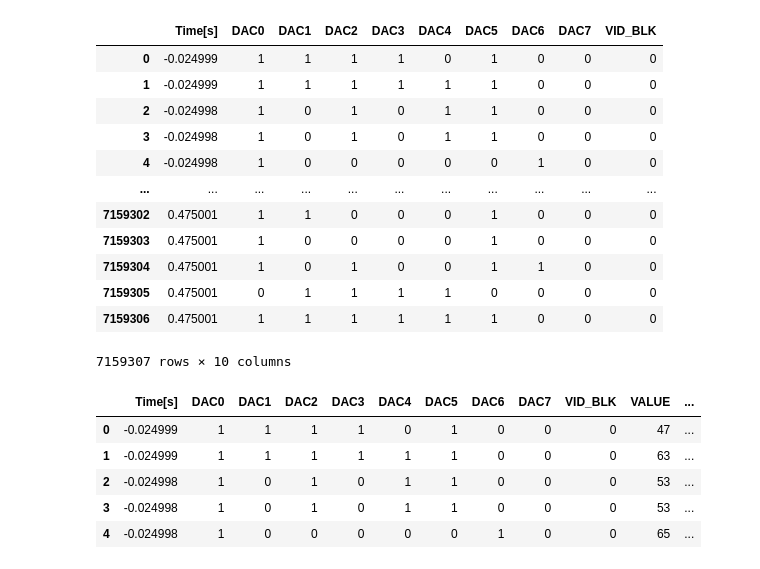
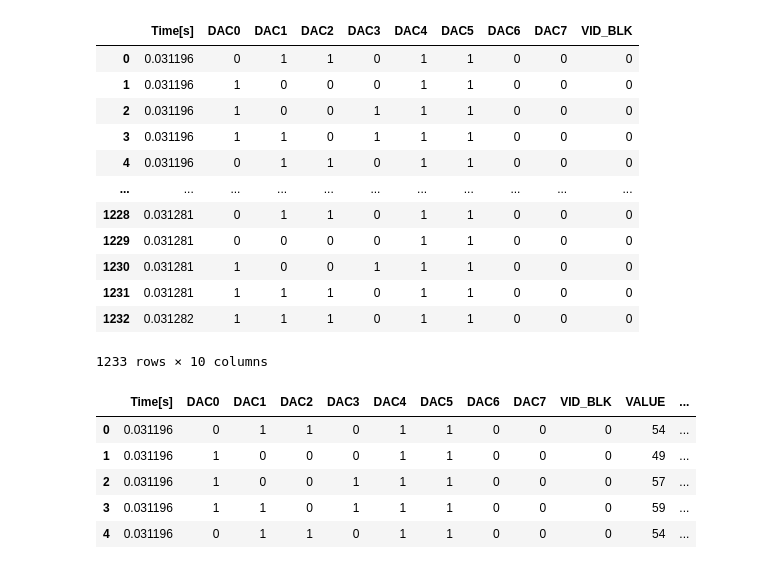
Before and after one commit to ebtrac/pp1_data_processing, a Jupyter notebook: pp1_dac_data_decoding.ipynb, the cells around one changed output. Saved outputs shown, nothing was run; the diff lists cells and outputs as text; code cells hidden in the pictures.

```diff
--- a/pp1_dac_data_decoding.ipynb
+++ b/pp1_dac_data_decoding.ipynb
@@ -4,29 +4,30 @@ import numpy as np
 import matplotlib.pyplot as plt
 # %%
 # fpath = "F:\\pp1_data_processing\\2023-05-22_21-17-37 dac showing pacman.csv"
-fpath = "F:\\pp1_data_processing\\2023-05-22_22-36-06 dac showing pacman 200MHz.csv"
+# fpath = "F:\\pp1_data_processing\\2023-05-22_22-36-06 dac showing pacman 200MHz.csv"
+fpath = "C:\\Users\\ionca\\Desktop\\pp1\\2023-05-23_17-58-21 dac 200MHz one line.csv"
 df = pd.read_csv(fpath)
 # %%
 # get all the falling edges of !vid_conv where the dac data is latched
-diffs = df[' !VID_CONV'].diff()
-dacdf = df.loc[diffs == -1].copy()
+conv_diffs = df[' !VID_CONV'].diff()
+dacdf = df.loc[conv_diffs == -1].copy()
 dacdf.reset_index(inplace=True, drop=True)
 dacdf.drop(columns=' !VID_CONV', inplace=True)
 dacdf
 # %% [output]
 |  | Time[s] | DAC0 | DAC1 | DAC2 | DAC3 | DAC4 | DAC5 | DAC6 | DAC7 | VID_BLK |
-| 0 | -0.024999 | 1 | 1 | 1 | 1 | 0 | 1 | 0 | 0 | 0 |
-| 1 | -0.024999 | 1 | 1 | 1 | 1 | 1 | 1 | 0 | 0 | 0 |
-| 2 | -0.024998 | 1 | 0 | 1 | 0 | 1 | 1 | 0 | 0 | 0 |
-| 3 | -0.024998 | 1 | 0 | 1 | 0 | 1 | 1 | 0 | 0 | 0 |
-| 4 | -0.024998 | 1 | 0 | 0 | 0 | 0 | 0 | 1 | 0 | 0 |
+| 0 | 0.031196 | 0 | 1 | 1 | 0 | 1 | 1 | 0 | 0 | 0 |
+| 1 | 0.031196 | 1 | 0 | 0 | 0 | 1 | 1 | 0 | 0 | 0 |
+| 2 | 0.031196 | 1 | 0 | 0 | 1 | 1 | 1 | 0 | 0 | 0 |
+| 3 | 0.031196 | 1 | 1 | 0 | 1 | 1 | 1 | 0 | 0 | 0 |
+| 4 | 0.031196 | 0 | 1 | 1 | 0 | 1 | 1 | 0 | 0 | 0 |
 | ... | ... | ... | ... | ... | ... | ... | ... | ... | ... | ... |
-| 7159302 | 0.475001 | 1 | 1 | 0 | 0 | 0 | 1 | 0 | 0 | 0 |
-| 7159303 | 0.475001 | 1 | 0 | 0 | 0 | 0 | 1 | 0 | 0 | 0 |
-| 7159304 | 0.475001 | 1 | 0 | 1 | 0 | 0 | 1 | 1 | 0 | 0 |
-| 7159305 | 0.475001 | 0 | 1 | 1 | 1 | 1 | 0 | 0 | 0 | 0 |
-| 7159306 | 0.475001 | 1 | 1 | 1 | 1 | 1 | 1 | 0 | 0 | 0 |
+| 1228 | 0.031281 | 0 | 1 | 1 | 0 | 1 | 1 | 0 | 0 | 0 |
+| 1229 | 0.031281 | 0 | 0 | 0 | 0 | 1 | 1 | 0 | 0 | 0 |
+| 1230 | 0.031281 | 1 | 0 | 0 | 1 | 1 | 1 | 0 | 0 | 0 |
+| 1231 | 0.031281 | 1 | 1 | 1 | 0 | 1 | 1 | 0 | 0 | 0 |
+| 1232 | 0.031282 | 1 | 1 | 1 | 0 | 1 | 1 | 0 | 0 | 0 |
-7159307 rows × 10 columns
+1233 rows × 10 columns
 # %%
 # convert binary columns to numpy
 bits_arr = dacdf[[' DAC0', ' DAC1', ' DAC2', ' DAC3', ' DAC4', ' DAC5', ' DAC6', ' DAC7']].to_numpy()
@@ -46,8 +47,8 @@ dacdf.loc[dacdf[' VID_BLK'] == 1, 'VOLTAGE'] = voltage_when_blk
 dacdf.head()
 # %% [output]
 |  | Time[s] | DAC0 | DAC1 | DAC2 | DAC3 | DAC4 | DAC5 | DAC6 | DAC7 | VID_BLK | VALUE | ... |
-| 0 | -0.024999 | 1 | 1 | 1 | 1 | 0 | 1 | 0 | 0 | 0 | 47 | ... |
-| 1 | -0.024999 | 1 | 1 | 1 | 1 | 1 | 1 | 0 | 0 | 0 | 63 | ... |
-| 2 | -0.024998 | 1 | 0 | 1 | 0 | 1 | 1 | 0 | 0 | 0 | 53 | ... |
-| 3 | -0.024998 | 1 | 0 | 1 | 0 | 1 | 1 | 0 | 0 | 0 | 53 | ... |
-| 4 | -0.024998 | 1 | 0 | 0 | 0 | 0 | 0 | 1 | 0 | 0 | 65 | ... |
+| 0 | 0.031196 | 0 | 1 | 1 | 0 | 1 | 1 | 0 | 0 | 0 | 54 | ... |
+| 1 | 0.031196 | 1 | 0 | 0 | 0 | 1 | 1 | 0 | 0 | 0 | 49 | ... |
+| 2 | 0.031196 | 1 | 0 | 0 | 1 | 1 | 1 | 0 | 0 | 0 | 57 | ... |
+| 3 | 0.031196 | 1 | 1 | 0 | 1 | 1 | 1 | 0 | 0 | 0 | 59 | ... |
+| 4 | 0.031196 | 0 | 1 | 1 | 0 | 1 | 1 | 0 | 0 | 0 | 54 | ... |
```
Also changed, not shown: parts of 4 cells of this notebook.
